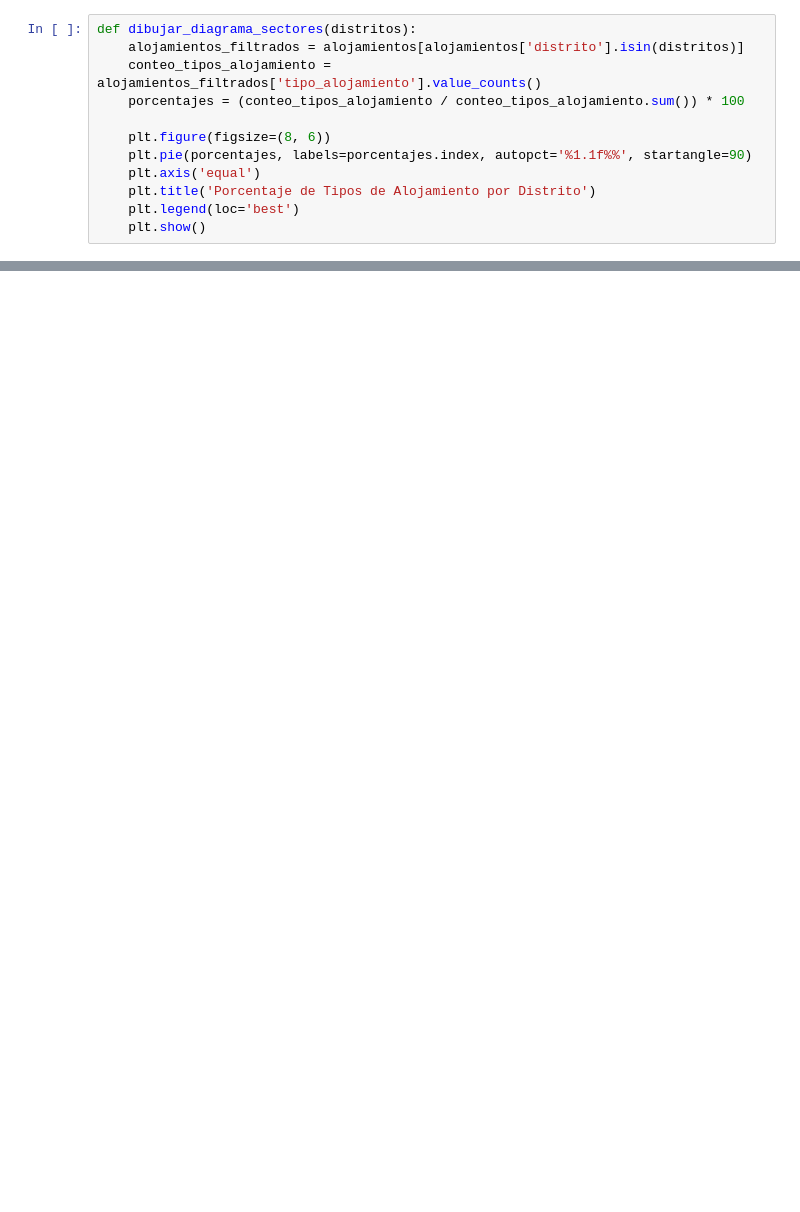
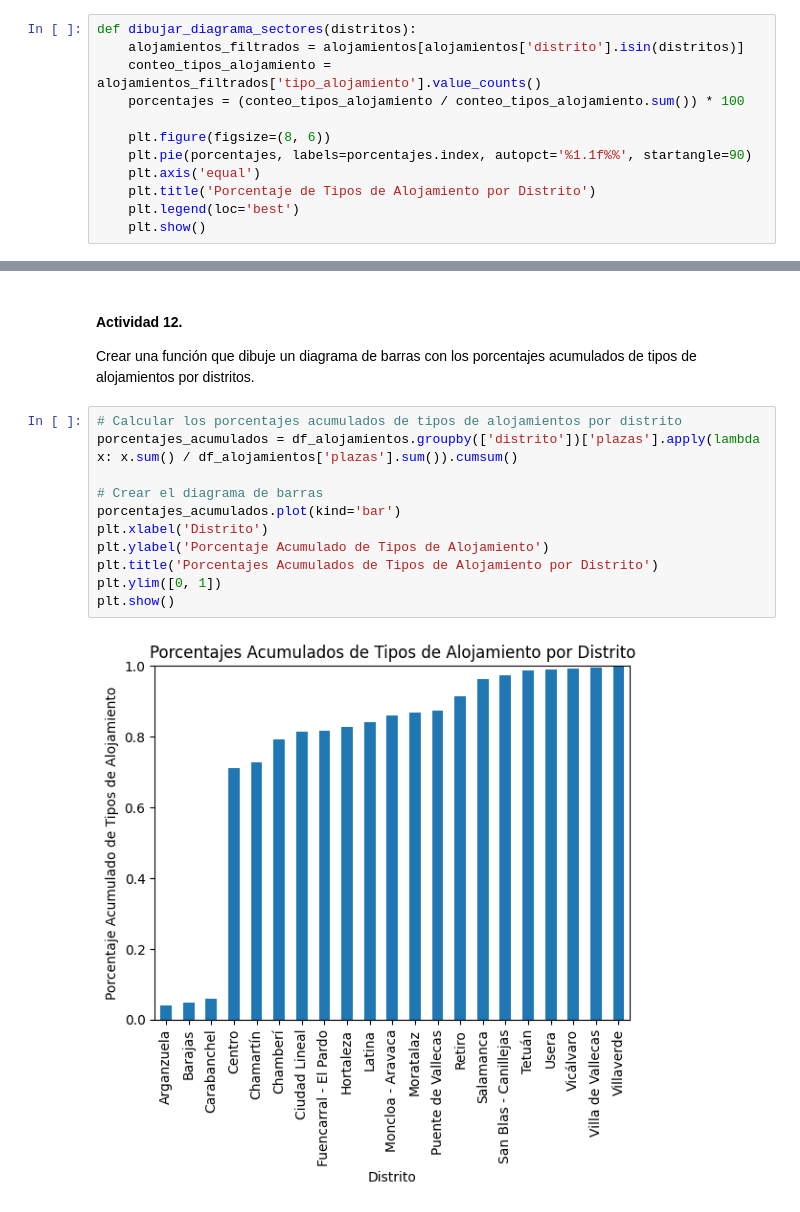
Before and after one commit to clauloro/Airbnb_Madrid, a Jupyter notebook: airbnbprt1y2.ipynb, the cells around one changed output, grey strips where cells are left out. Cells and saved outputs as stored; diff of their text form; blank space fills up the shorter version.

```diff
--- a/airbnbprt1y2.ipynb
+++ b/airbnbprt1y2.ipynb
@@ -315,0 +351,16 @@ def dibujar_diagrama_sectores(distritos):
+# %% [markdown]
+#### Actividad 12.
+Crear una función que dibuje un diagrama de barras con los porcentajes acumulados de tipos de alojamientos por distritos.
+# %%
+# Calcular los porcentajes acumulados de tipos de alojamientos por distrito
+porcentajes_acumulados = df_alojamientos.groupby(['distrito'])['plazas'].apply(lambda x: x.sum() / df_alojamientos['plazas'].sum()).cumsum()
+
+# Crear el diagrama de barras
+porcentajes_acumulados.plot(kind='bar')
+plt.xlabel('Distrito')
+plt.ylabel('Porcentaje Acumulado de Tipos de Alojamiento')
+plt.title('Porcentajes Acumulados de Tipos de Alojamiento por Distrito')
+plt.ylim([0, 1])
+plt.show()
+# %% [output]
+[figure, added]
```
Also changed, not shown: parts of 28 cells of this notebook.
